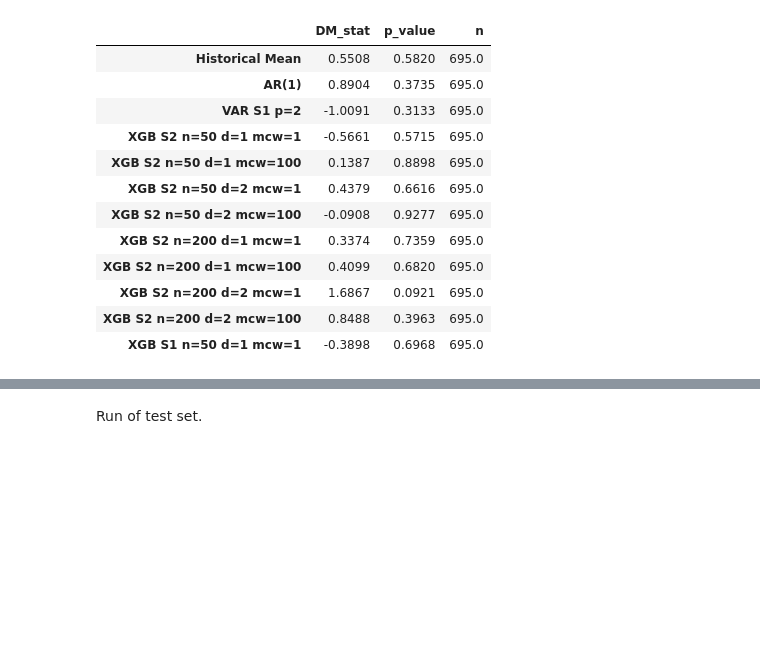
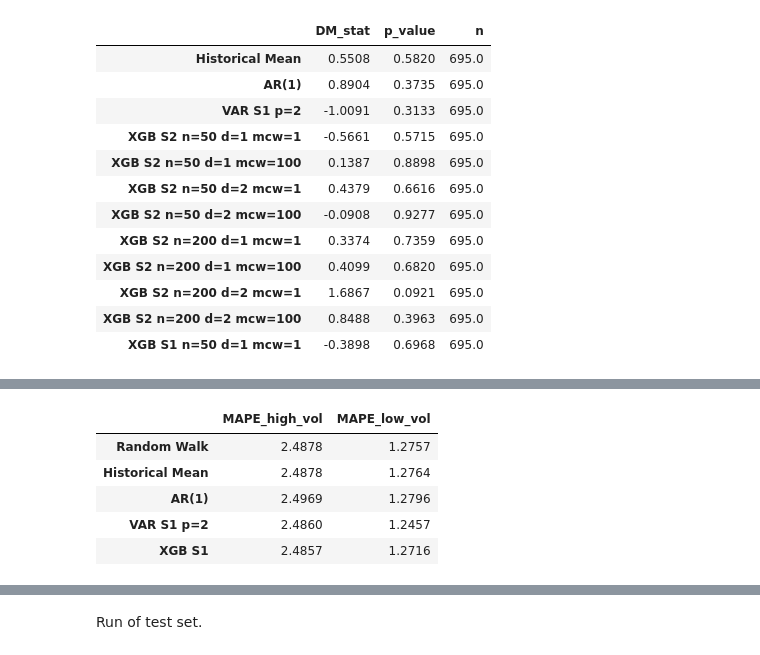
Before and after one commit to airrehn/Sample-Taxed, a Jupyter notebook: notebooks/aa_forecast1.ipynb, the cells around one changed output, grey strips where cells are left out. Drawn from its saved outputs; the diff is of its cells as text; code cells hidden in the pictures; blank space fills up the shorter version.

```diff
--- a/notebooks/aa_forecast1.ipynb
+++ b/notebooks/aa_forecast1.ipynb
@@ -662,0 +719,9 @@ dm_table(results).round(4)
+# %%
+compare_vol_regimes(results, volatility)[["MAPE_high_vol", "MAPE_low_vol"]].round(4)
+# %% [output]
+|  | MAPE_high_vol | MAPE_low_vol |
+| Random Walk | 2.4878 | 1.2757 |
+| Historical Mean | 2.4878 | 1.2764 |
+| AR(1) | 2.4969 | 1.2796 |
+| VAR S1 p=2 | 2.4860 | 1.2457 |
+| XGB S1 | 2.4857 | 1.2716 |
```
Also changed, not shown: parts of 12 cells of this notebook, 1 other file.
